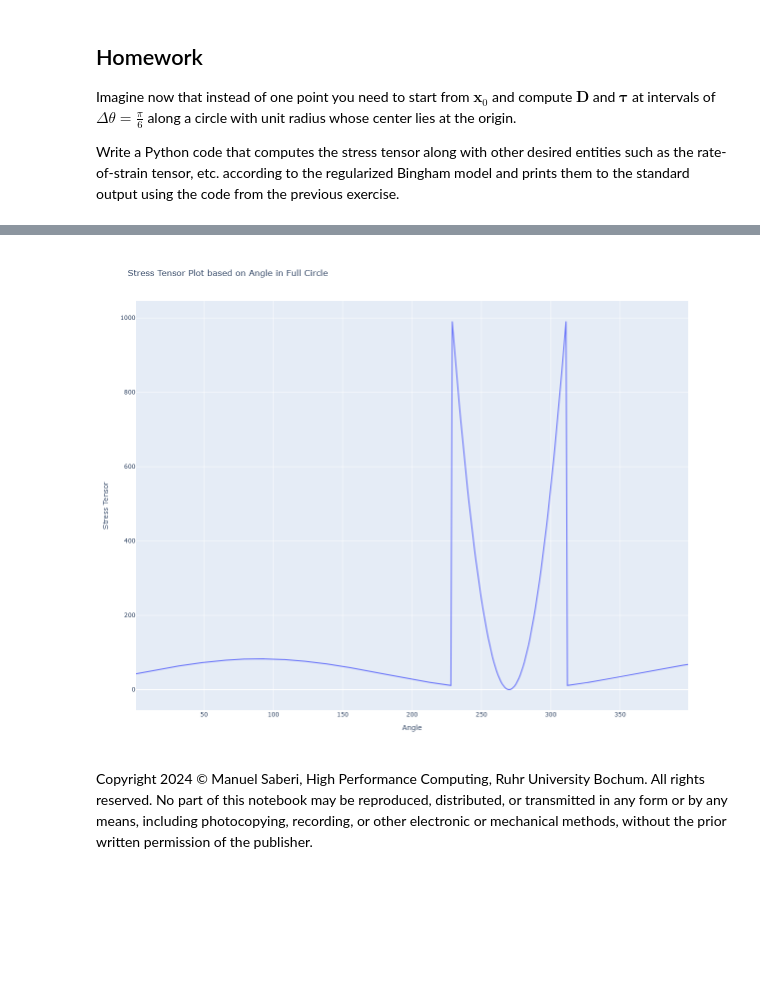
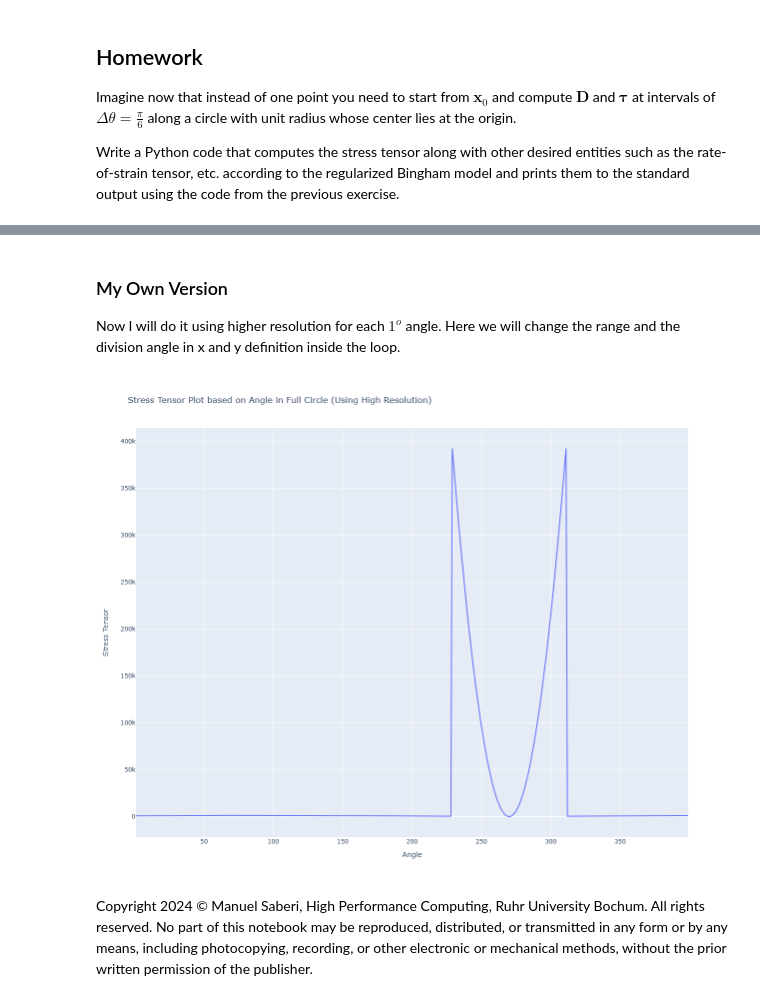
Before and after one commit to alifhasyim/SP-WS25-26, a Jupyter notebook: Week2/week_02.ipynb, the cells around one changed output, grey strips where cells are left out. Saved outputs shown, nothing was run; the diff lists cells and outputs as text; code cells hidden in the pictures; blank space fills up the shorter version.

Commit message:
30 10 2025 Week 2 Updated on High Resolution and Low Resolution Plot

```diff
--- a/Week2/week_02.ipynb
+++ b/Week2/week_02.ipynb
@@ -461,3 +548,7 @@ Write a Python code that computes the stress tensor along with other desired ent
+# %% [markdown]
+### My Own Version
+
+Now I will do it using higher resolution for each $1^{o}$ angle. Here we will change the range and the division angle in x and y definition inside the loop.
 # %%
 """
 Your code should print something along the lines of
@@ -476,7 +567,7 @@ import plotly.express as px
 
 # Define the parameter input
 miu = 20
-T_y = 2 # Should be 800
+T_y = 800
 g_dot = 0.5
 eps = 10**(-3) # Error value
 
@@ -513,35 +604,37 @@ for theta in range(1, 400, 1):
         #print("First Case!")
         T_11 = 2*miu_bar*D_11
         T_12 = 2*miu_bar*D_12
         T_21 = 2*miu_bar*D_21
         T_22 = 2*miu_bar*D_22
         T = np.matrix([[T_11, T_12], [T_21, T_22]])
         #print(f"My Matrix component in angle {angle} coordinate:")
         #print(T)
 
     elif D_norm > g_dot:
         #print("\n")
         #print("Second Case!")
         T_11 = 2*miu*D_11 + D_11/D_norm*T_y
         T_12 = 2*miu*D_12 + D_12/D_norm*T_y
         T_21 = 2*miu*D_21 + D_21/D_norm*T_y
         T_22 = 2*miu*D_22 + D_22/D_norm*T_y
         T = np.matrix([[T_11, T_12], [T_21, T_22]])
         #print(f"My Matrix component in angle {angle} coordinate:")
         #print(T)
 
     # Append to the dataframe
     angle_all.append(angle)
     Tau.append(T[1,0])
 
 
+# Save the file in dictionary
+dict = {'Angle': angle_all, 'Stress Tensor': Tau}
 # Convert to dataframe
-dict = {'Angle': angle_all, 'Stress Tensor': Tau}
 df = pd.DataFrame(dict)
-fig = px.line(df, x = "Angle", y = "Stress Tensor", title="Stress Tensor Plot based on Angle in Full Circle")
+# Visualize the data using plotly library to get better visualization
+fig = px.line(df, x = "Angle", y = "Stress Tensor", title="Stress Tensor Plot based on Angle in Full Circle (Using High Resolution)")
 fig.update_layout(height=1000)
 fig.show()
 # %% [output]
-[figure, old version]
+[figure, new version]
 # %% [markdown]
 Copyright 2024 &copy; Manuel Saberi, High Performance Computing, Ruhr University Bochum. All rights reserved. No part of this notebook may be reproduced, distributed, or transmitted in any form or by any means, including photocopying, recording, or other electronic or mechanical methods, without the prior written permission of the publisher.
```
Also changed, not shown: parts of 1 cell of this notebook.
